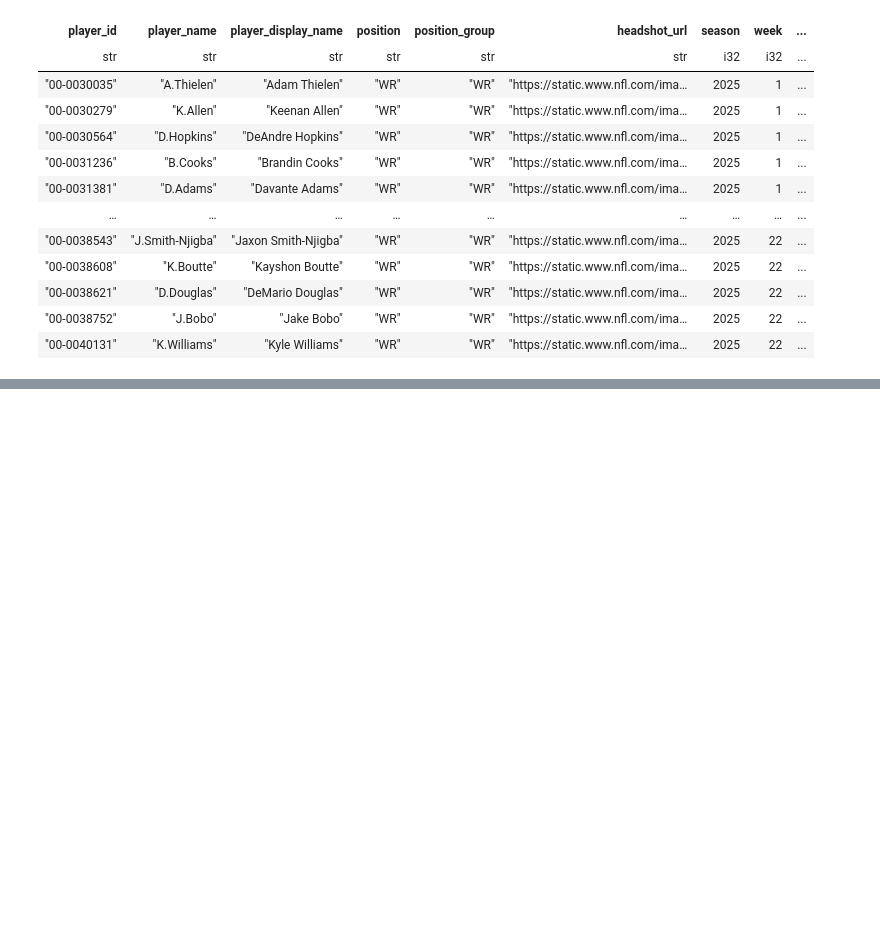
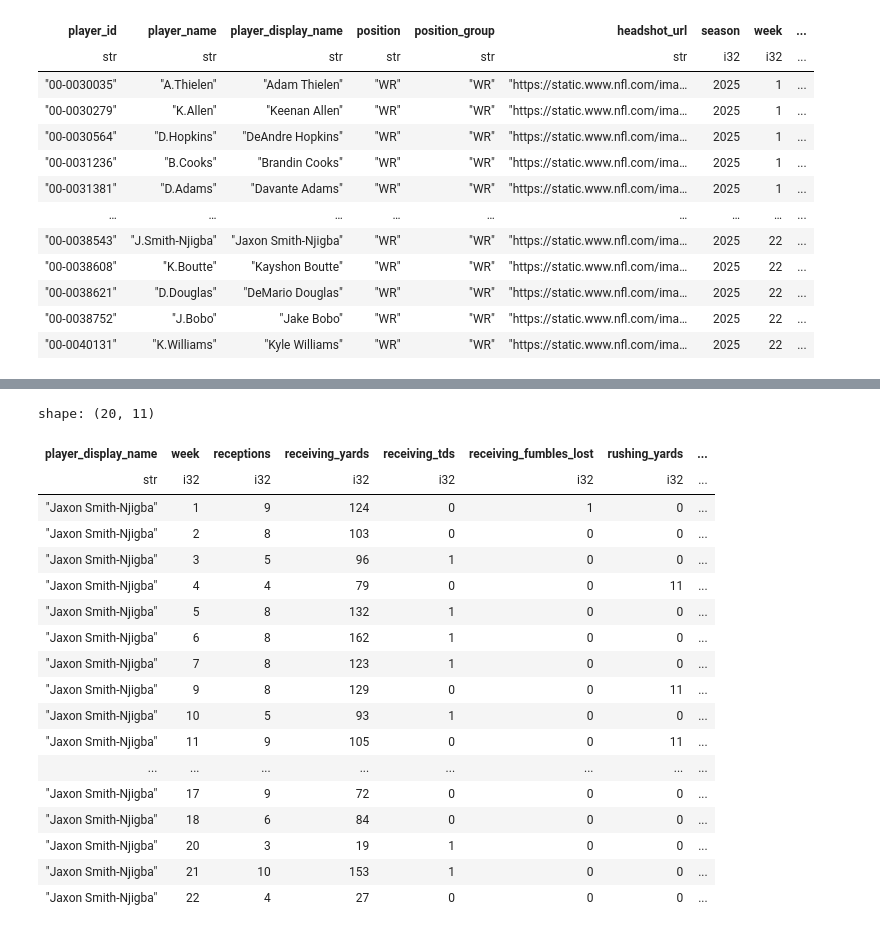
Before and after one commit to samarthsarda9/fantasy-football-project, a Jupyter notebook: notebooks/01_explore_data.ipynb, the cells around one changed output, grey strips where cells are left out. Saved outputs shown, nothing was run; the diff lists cells and outputs as text; code cells hidden in the pictures; blank space fills up the shorter version.

```diff
--- a/notebooks/01_explore_data.ipynb
+++ b/notebooks/01_explore_data.ipynb
@@ -28,7 +29,8 @@ print(weekly.columns)
 (19421, 145)
 ['player_id', 'player_name', 'player_display_name', 'position', 'position_group', 'headshot_url', 'season', 'week', 'season_type', 'game_id', 'team', 'opponent_team', 'completions', 'attempts', 'passi ...
 # %%
-weekly.filter(weekly['position'] == 'WR')
+receivers = weekly.filter(weekly['position'] == 'WR')
+receivers
 # %% [output]
 shape: (2_623, 145)
 | player_id | player_name | player_display_name | position | position_group | headshot_url | season | week | ... |
@@ -46,0 +147,12 @@ shape: (2_623, 145)
+# %%
+receiving_stats_ppr = receiving_stats.with_columns(
+    (
+        pl.col("receptions")
+        + (pl.col("receiving_yards") * 0.1)
+        + (pl.col("receiving_tds") * 6)
+        + (pl.col('rushing_yards') * 0.1)
+        - (pl.col("receiving_fumbles_lost") * 2)
+    ).alias("calculated_ppr")
+)
+
+receiving_stats_ppr
@@ -46,0 +203,37 @@ shape: (2_623, 145)
+# %%
+jsn_ppr = receiving_stats_ppr.filter(pl.col('player_display_name') == 'Jaxon Smith-Njigba')
+jsn_summary = jsn_ppr.select([
+    'player_display_name',
+    'week',
+    'receptions',
+    'receiving_yards',
+    'receiving_tds',
+    'receiving_fumbles_lost',
+    'rushing_yards',
+    'rushing_tds',
+    'rushing_fumbles_lost',
+    'fantasy_points_ppr',
+    'calculated_ppr'
+])
+pl.Config.set_tbl_rows(50)
+jsn_summary
+# %% [output]
+shape: (20, 11)
+| player_display_name | week | receptions | receiving_yards | receiving_tds | receiving_fumbles_lost | rushing_yards | ... |
+| str | i32 | i32 | i32 | i32 | i32 | i32 | ... |
+| "Jaxon Smith-Njigba" | 1 | 9 | 124 | 0 | 1 | 0 | ... |
+| "Jaxon Smith-Njigba" | 2 | 8 | 103 | 0 | 0 | 0 | ... |
+| "Jaxon Smith-Njigba" | 3 | 5 | 96 | 1 | 0 | 0 | ... |
+| "Jaxon Smith-Njigba" | 4 | 4 | 79 | 0 | 0 | 11 | ... |
+| "Jaxon Smith-Njigba" | 5 | 8 | 132 | 1 | 0 | 0 | ... |
+| "Jaxon Smith-Njigba" | 6 | 8 | 162 | 1 | 0 | 0 | ... |
+| "Jaxon Smith-Njigba" | 7 | 8 | 123 | 1 | 0 | 0 | ... |
+| "Jaxon Smith-Njigba" | 9 | 8 | 129 | 0 | 0 | 11 | ... |
+| "Jaxon Smith-Njigba" | 10 | 5 | 93 | 1 | 0 | 0 | ... |
+| "Jaxon Smith-Njigba" | 11 | 9 | 105 | 0 | 0 | 11 | ... |
+| ... | ... | ... | ... | ... | ... | ... | ... |
+| "Jaxon Smith-Njigba" | 17 | 9 | 72 | 0 | 0 | 0 | ... |
+| "Jaxon Smith-Njigba" | 18 | 6 | 84 | 0 | 0 | 0 | ... |
+| "Jaxon Smith-Njigba" | 20 | 3 | 19 | 1 | 0 | 0 | ... |
+| "Jaxon Smith-Njigba" | 21 | 10 | 153 | 1 | 0 | 0 | ... |
+| "Jaxon Smith-Njigba" | 22 | 4 | 27 | 0 | 0 | 0 | ... |
```
Also changed, not shown: parts of 9 cells of this notebook, 1 other file.
